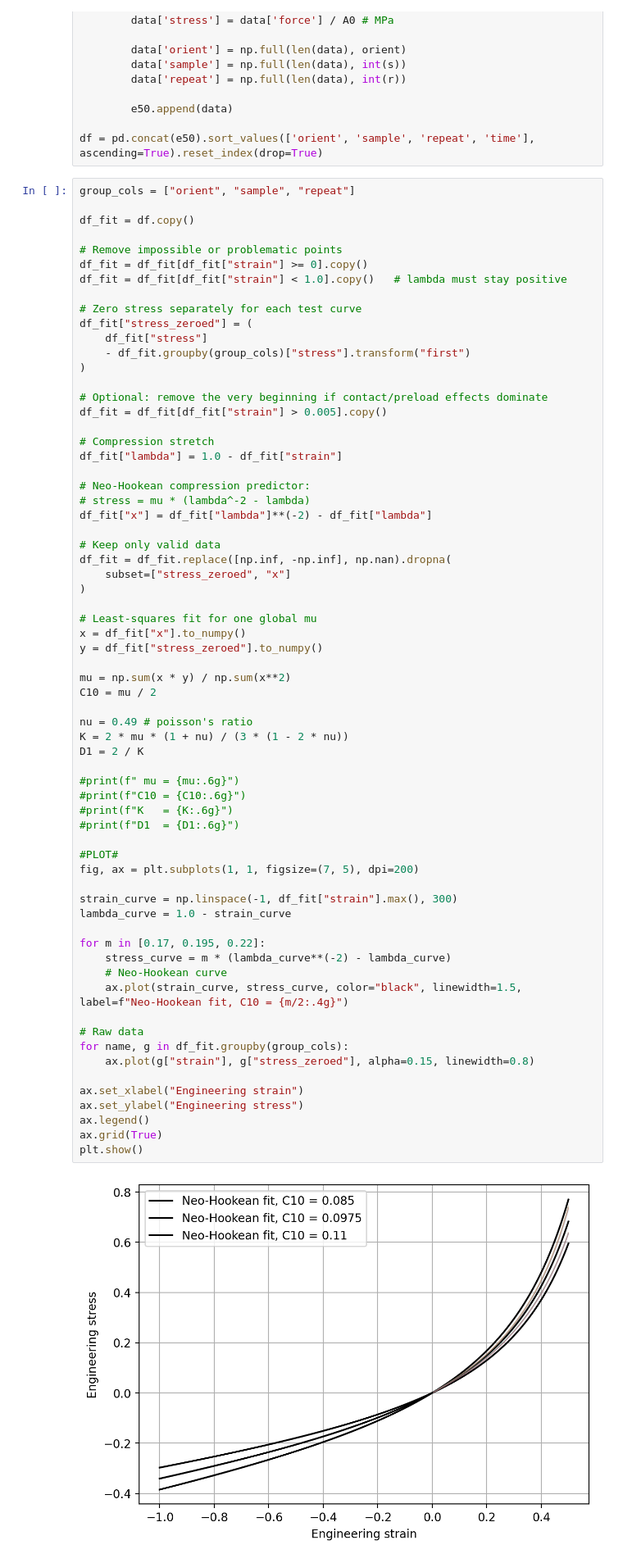
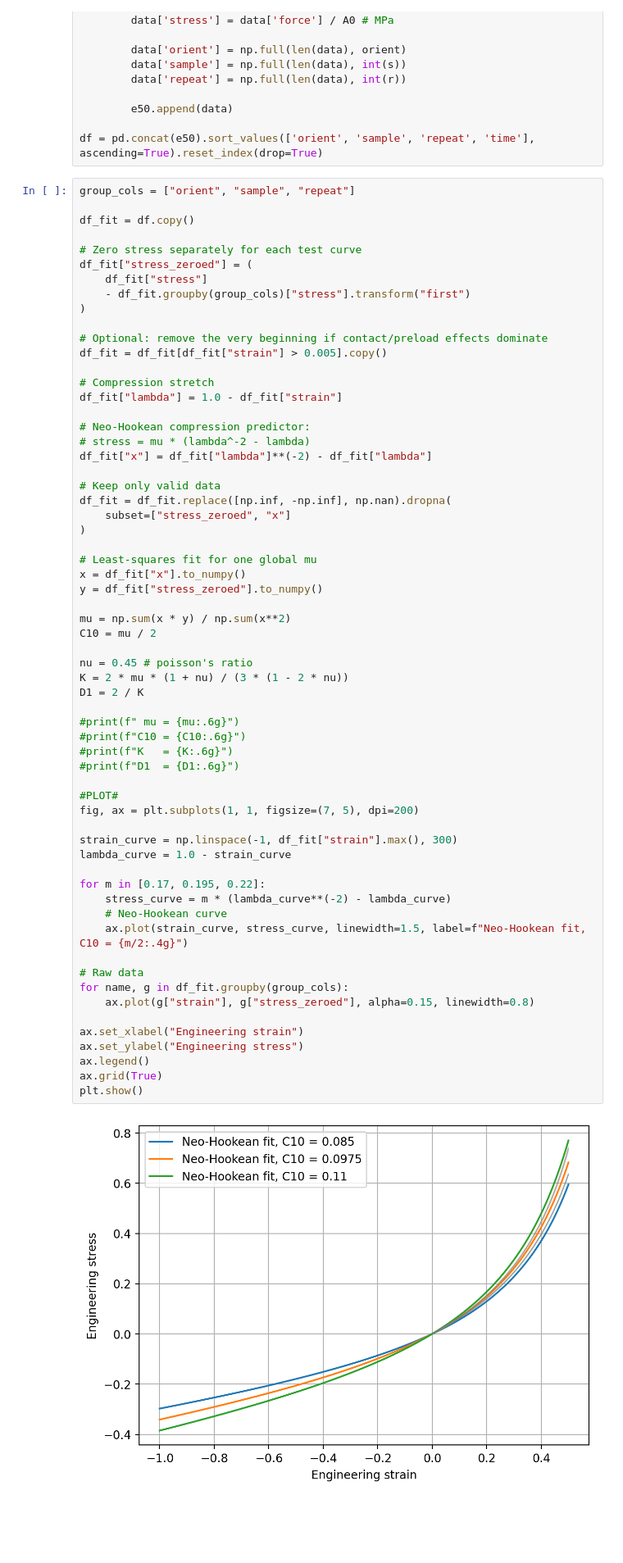
Before and after one commit to MattyOram/phd, a Jupyter notebook: WorkPackages/TMCJ-Contact/notebooks/feaAnalysis/sensitivityStudy/plan-box.ipynb, the cells around one changed output. Shown at 82% size. Saved outputs shown, nothing was run; the diff lists cells and outputs as text; blank space fills up the shorter version.

```diff
--- a/WorkPackages/TMCJ-Contact/notebooks/feaAnalysis/sensitivityStudy/plan-box.ipynb
+++ b/WorkPackages/TMCJ-Contact/notebooks/feaAnalysis/sensitivityStudy/plan-box.ipynb
@@ -140,10 +155,6 @@ df = pd.concat(e50).sort_values(['orient', 'sample', 'repeat', 'time'], ascendin
 group_cols = ["orient", "sample", "repeat"]
 
 df_fit = df.copy()
-
-# Remove impossible or problematic points
-df_fit = df_fit[df_fit["strain"] >= 0].copy()
-df_fit = df_fit[df_fit["strain"] < 1.0].copy()   # lambda must stay positive
 
 # Zero stress separately for each test curve
 df_fit["stress_zeroed"] = (
@@ -173,37 +184,37 @@ y = df_fit["stress_zeroed"].to_numpy()
 mu = np.sum(x * y) / np.sum(x**2)
 C10 = mu / 2
 
-nu = 0.49 # poisson's ratio
+nu = 0.45 # poisson's ratio
 K = 2 * mu * (1 + nu) / (3 * (1 - 2 * nu))
 D1 = 2 / K
 
 #print(f" mu = {mu:.6g}")
 #print(f"C10 = {C10:.6g}")
 #print(f"K   = {K:.6g}")
 #print(f"D1  = {D1:.6g}")
 
 #PLOT#
 fig, ax = plt.subplots(1, 1, figsize=(7, 5), dpi=200)
 
 strain_curve = np.linspace(-1, df_fit["strain"].max(), 300)
 lambda_curve = 1.0 - strain_curve
 
 for m in [0.17, 0.195, 0.22]:
     stress_curve = m * (lambda_curve**(-2) - lambda_curve)
     # Neo-Hookean curve
-    ax.plot(strain_curve, stress_curve, color="black", linewidth=1.5, label=f"Neo-Hookean fit, C10 = {m/2:.4g}")
+    ax.plot(strain_curve, stress_curve, linewidth=1.5, label=f"Neo-Hookean fit, C10 = {m/2:.4g}")
 
 # Raw data
 for name, g in df_fit.groupby(group_cols):
     ax.plot(g["strain"], g["stress_zeroed"], alpha=0.15, linewidth=0.8)
 
 ax.set_xlabel("Engineering strain")
 ax.set_ylabel("Engineering stress")
 ax.legend()
 ax.grid(True)
 plt.show()
 # %% [output]
-[figure, old version]
+[figure, new version]
 # %% [markdown]
 # Study 2
  - Try Ogden fit that fits compression data well but result in different tension behaviour
```
Also changed, not shown: parts of 9 cells of this notebook, 3 other files.
